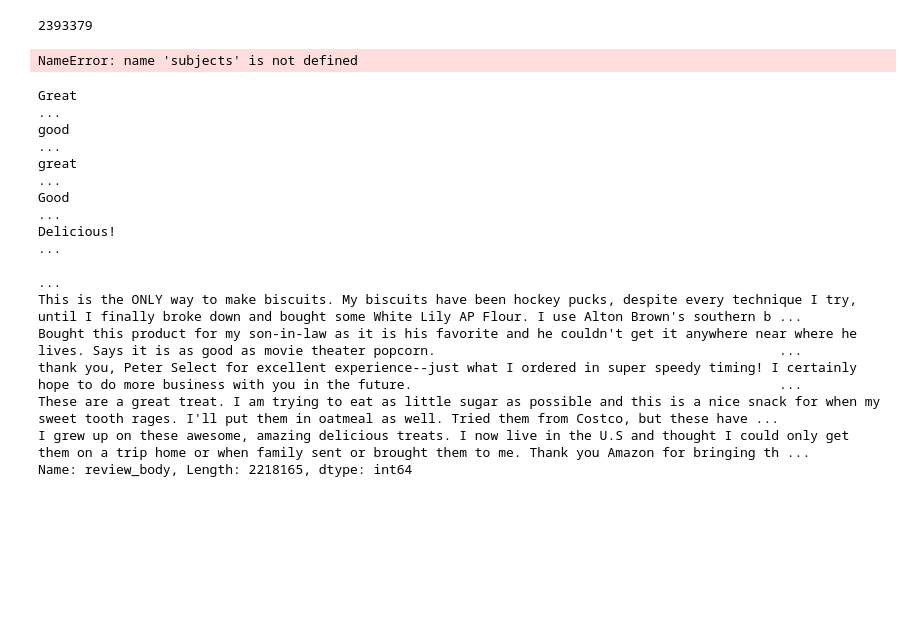
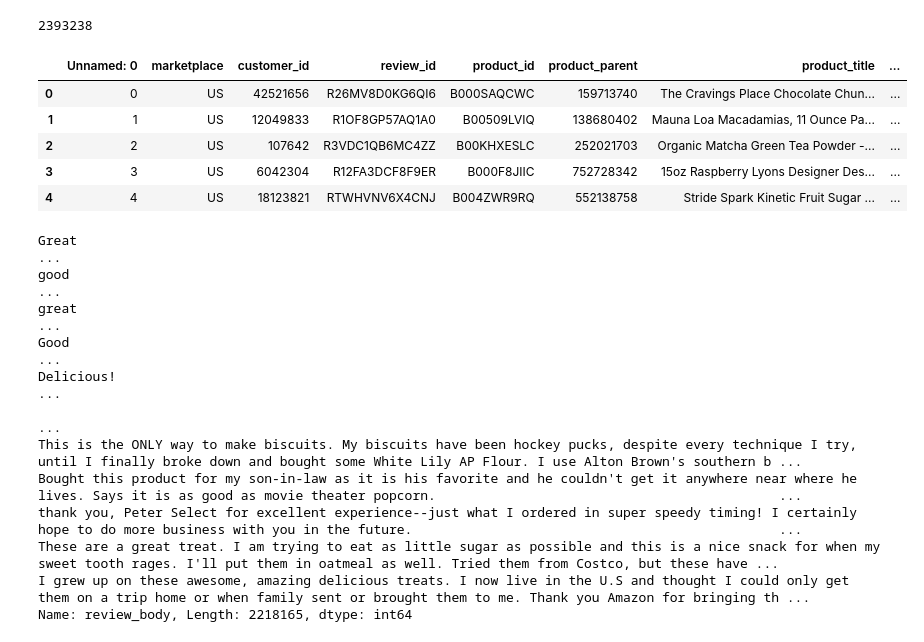
Before and after one commit to Yepadee/ads-cwk, a Jupyter notebook: sentiment.ipynb, the cells around one changed output. Saved outputs shown, nothing was run; the diff lists cells and outputs as text; code cells hidden in the pictures; blank space fills up the shorter version.

Commit message:
loaded sentiment_ds

```diff
--- a/sentiment.ipynb
+++ b/sentiment.ipynb
@@ -1,11 +1,11 @@
 # %%
 import pandas as pd
-DATASET = "amazon_reviews_us_Grocery_v1_00.tsv"
+DATASET = "sentiment_ds.csv"
 import logging
 import warnings
 import sys
 import matplotlib.pyplot as plt
-from wordcloud import WordCloud, STOPWORDS
+
 from nltk.corpus import wordnet
 import nltk
 from nltk.sentiment import SentimentIntensityAnalyzer
@@ -16,27 +16,22 @@ import matplotlib.pyplot as plt
 warnings.filterwarnings('ignore')
 warnings.simplefilter('ignore')
 logging.disable(sys.maxsize)
-
-sia = SentimentIntensityAnalyzer()
 # %%
-dataset = pd.read_table(DATASET, error_bad_lines=False, header=0, warn_bad_lines=False)
+ds = pd.read_csv(DATASET, error_bad_lines=False, header=0, warn_bad_lines=False)
 # there are some malformed entries the dataset... let's ignore those for now
 # %%
-len(dataset.index)
+len(ds.index)
 # %% [output]
-2393379
+2393238
-# %%
-synonyms = []
-for subject in subjects:
-    for syn in wordnet.synsets(subject):
-        for l in syn.lemmas():
-            synonyms.append(l.name())
-
-print(set(synonyms))
-# %% [output]
-NameError: name 'subjects' is not defined
 # %%
 ### Let's see what the dataset looks like...
-dataset.head()
+ds.head()
+# %% [output]
+|  | Unnamed: 0 | marketplace | customer_id | review_id | product_id | product_parent | product_title | ... |
+| 0 | 0 | US | 42521656 | R26MV8D0KG6QI6 | B000SAQCWC | 159713740 | The Cravings Place Chocolate Chun... | ... |
+| 1 | 1 | US | 12049833 | R1OF8GP57AQ1A0 | B00509LVIQ | 138680402 | Mauna Loa Macadamias, 11 Ounce Pa... | ... |
+| 2 | 2 | US | 107642 | R3VDC1QB6MC4ZZ | B00KHXESLC | 252021703 | Organic Matcha Green Tea Powder -... | ... |
+| 3 | 3 | US | 6042304 | R12FA3DCF8F9ER | B000F8JIIC | 752728342 | 15oz Raspberry Lyons Designer Des... | ... |
+| 4 | 4 | US | 18123821 | RTWHVNV6X4CNJ | B004ZWR9RQ | 552138758 | Stride Spark Kinetic Fruit Sugar ... | ... |
 # %%
 #lots of nan values... :(
```
Also changed, not shown: parts of 12 cells of this notebook, 1 other file.
